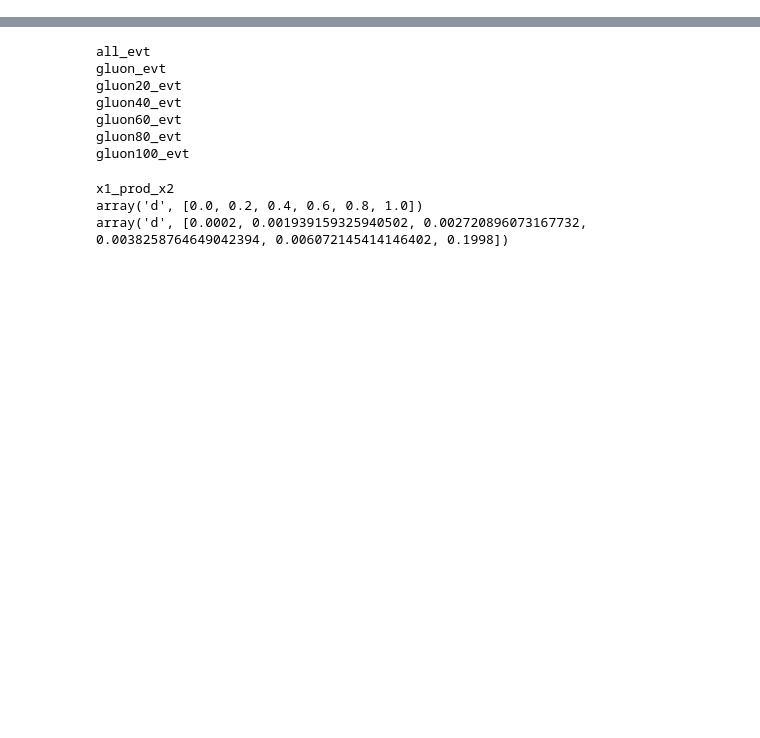
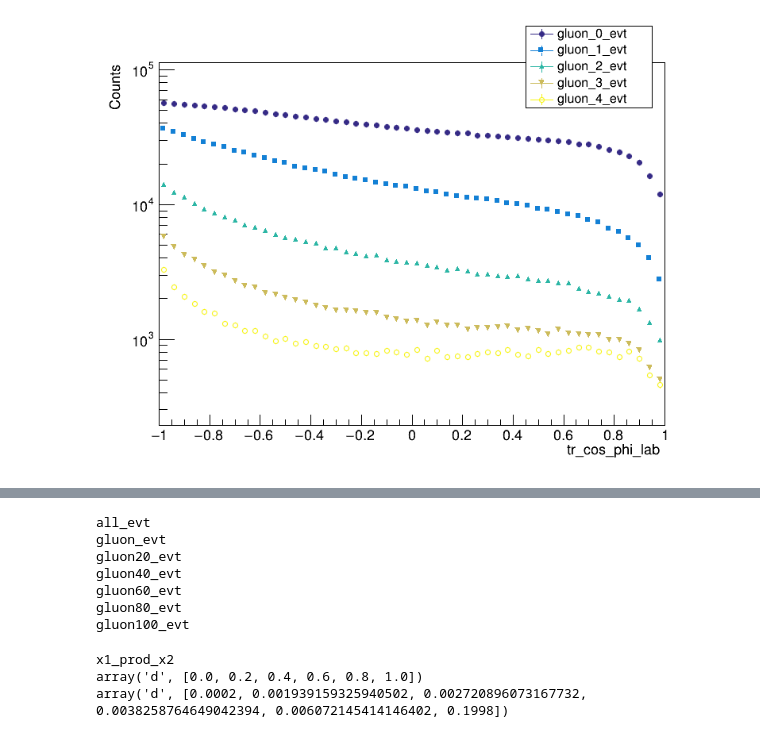
Before and after one commit to alikaanguven/Robert-Gollum, a Jupyter notebook: notebooks/test.ipynb, the cells around one changed output, grey strips where cells are left out. Drawn from its saved outputs; the diff is of its cells as text; code cells hidden in the pictures; blank space fills up the shorter version.

```diff
--- a/notebooks/test.ipynb
+++ b/notebooks/test.ipynb
@@ -4,0 +3,60 @@ file = ROOT.TFile("/scratch-cbe/users/alikaan.gueven/Gollum/plots/test1/TT2lUnbi
+# %%
+def add_underflow_overflow(h):
+    nbins = h.GetNbinsX()
+    # add underflow to first bin
+    h.SetBinContent(1,  h.GetBinContent(0) + h.GetBinContent(1))
+    h.SetBinError(1,   (h.GetBinError(0)**2 + h.GetBinError(1)**2)**0.5)
+
+    # add overflow to last bin
+    h.SetBinContent(nbins, h.GetBinContent(nbins) + h.GetBinContent(nbins+1))
+    h.SetBinError(nbins,  (h.GetBinError(nbins)**2 + h.GetBinError(nbins+1)**2)**0.5)
+
+    return h
+# %%
+variable_to_plot = "tr_cos_phi_lab"
+
+
+
+file = ROOT.TFile("/scratch-cbe/users/alikaan.gueven/Gollum/plots/test2/TT2lUnbinned_2016/TT2lUnbinned_2016.root", "READ")
+canvas = ROOT.TCanvas("c", "c", 800, 600)
+canvas.SetLogy(True)
+
+# Legend coordinates: (x1,y1,x2,y2) in NDC (0–1 relative to pad)
+legend = ROOT.TLegend(0.68, 0.8, 0.88, 0.98)
+
+dirs = [k.GetName() for k in file.GetListOfKeys()][2:]
+markers = [ROOT.kFullCircle, ROOT.kFullSquare, ROOT.kFullTriangleUp, ROOT.kFullTriangleDown, ROOT.kOpenCircle]
+colors = [ROOT.kRed, ROOT.kBlue, ROOT.kGreen+2, ROOT.kMagenta, ROOT.kCyan+2]
+hists = []
+hists_clones = []
+i = 0
+
+for j in range(5):
+    label = dirs[j]
+
+    tdir = file.Get(label)
+    h = tdir.Get(variable_to_plot)
+    h = add_underflow_overflow(h)
+    hists.append(h)
+    # h = h.Rebin(4)
+    h.SetMarkerStyle(markers[j]);
+    h.SetMarkerSize(.8);
+    h.SetMarkerColor(colors[j])
+    h_clone = h.Clone()
+    hists_clones.append(h_clone)
+    if i == 0:
+        h.Draw("EX0 PLC PMC")
+        # h_clone.Draw("SAME HIST C")
+    else:
+        h.Draw("SAME EX0 PLC PMC")
+        # h_clone.Draw("SAME HIST C")
+    legend.AddEntry(h, label, "lep")
+    i += 1
+
+hists[0].SetMaximum(max([tmp.GetMaximum() for tmp in hists]) * 2)
+hists[0].SetMinimum(max(min([tmp.GetMinimum() for tmp in hists]), 1) / 2)
+
+legend.Draw()
+canvas.Draw()
+canvas.SaveAs(f"{variable_to_plot}.png")
+# %% [output]
@@ -4,0 +65 @@ file = ROOT.TFile("/scratch-cbe/users/alikaan.gueven/Gollum/plots/test1/TT2lUnbi
+[figure, added]
```
Also changed, not shown: parts of 11 cells of this notebook, 10 other files.
